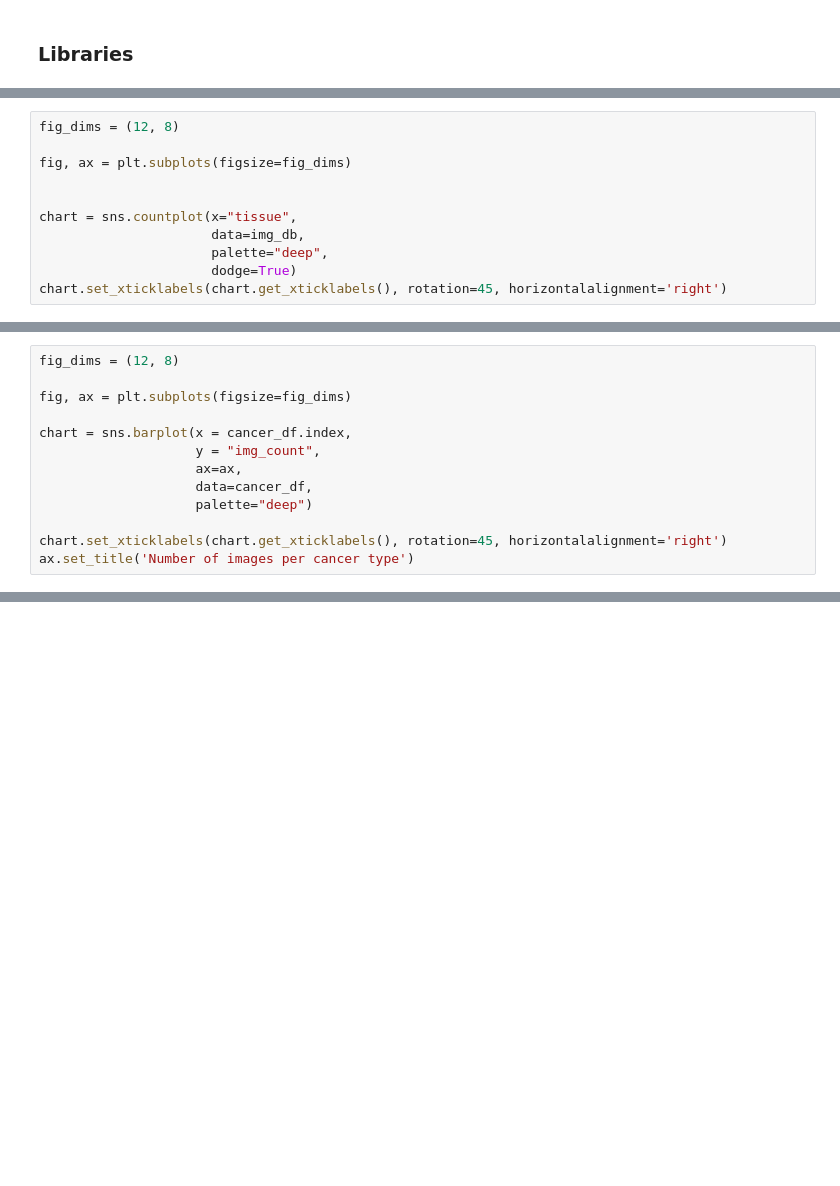
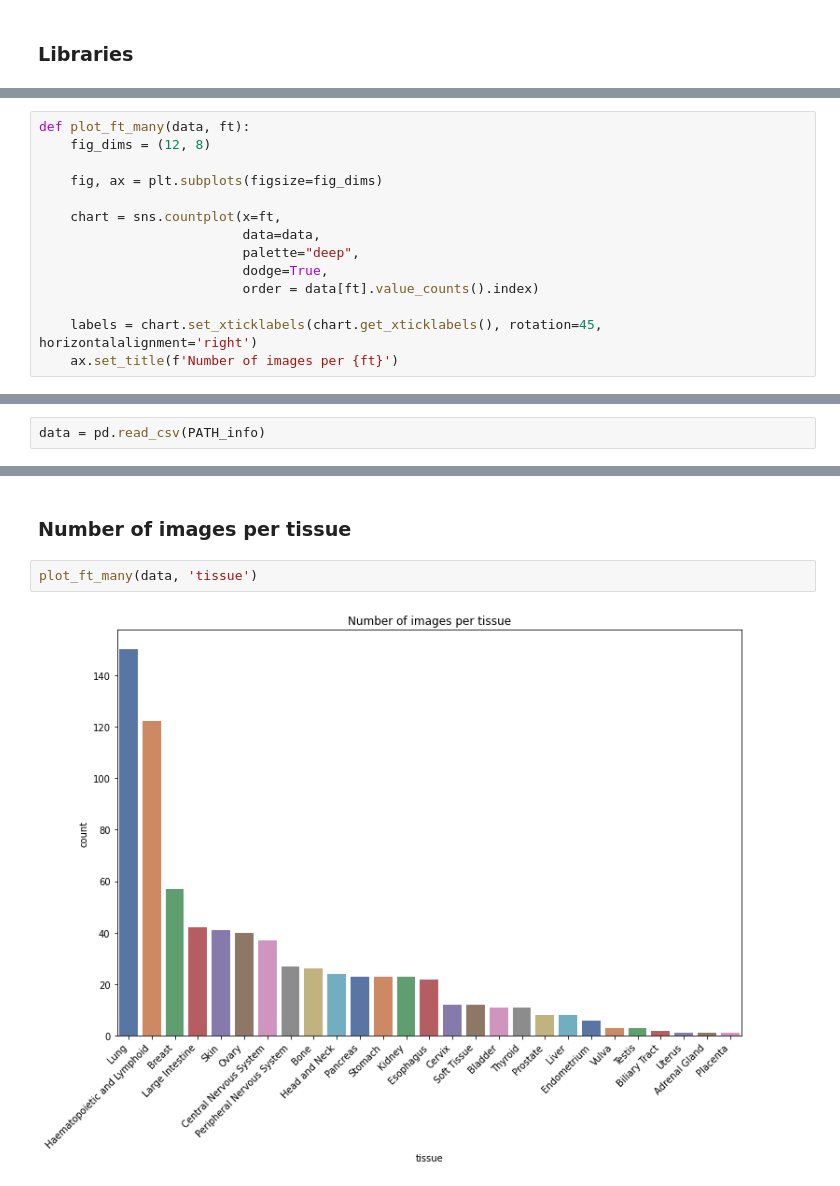
Before and after one commit to apollo994/CMP_, a Jupyter notebook: notebooks/images_summary.ipynb, the cells around one changed output, grey strips where cells are left out. Saved outputs shown, nothing was run; the diff lists cells and outputs as text; blank space fills up the shorter version.

Commit message:
some plots

```diff
--- a/notebooks/images_summary.ipynb
+++ b/notebooks/images_summary.ipynb
@@ -290,11 +6,0 @@ Text(0.5, 1.0, 'Number of images per tissue type')
-# %%
-fig_dims = (12, 8)
-
-fig, ax = plt.subplots(figsize=fig_dims)
-
-
-chart = sns.countplot(x="tissue",
-                      data=img_db,
-                      palette="deep",
-                      dodge=True)
-chart.set_xticklabels(chart.get_xticklabels(), rotation=45, horizontalalignment='right')
@@ -346,13 +6,0 @@ cancer_df
-# %%
-fig_dims = (12, 8)
-
-fig, ax = plt.subplots(figsize=fig_dims)
-
-chart = sns.barplot(x = cancer_df.index,
-                    y = "img_count",
-                    ax=ax,
-                    data=cancer_df,
-                    palette="deep")
-
-chart.set_xticklabels(chart.get_xticklabels(), rotation=45, horizontalalignment='right')
-ax.set_title('Number of images per cancer type')
@@ -381,0 +22,14 @@ today
+# %%
+def plot_ft_many(data, ft):
+    fig_dims = (12, 8)
+
+    fig, ax = plt.subplots(figsize=fig_dims)
+
+    chart = sns.countplot(x=ft,
+                          data=data,
+                          palette="deep",
+                          dodge=True,
+                          order = data[ft].value_counts().index)
+
+    labels = chart.set_xticklabels(chart.get_xticklabels(), rotation=45, horizontalalignment='right')
+    ax.set_title(f'Number of images per {ft}')
@@ -381,0 +38,2 @@ today
+# %%
+data = pd.read_csv(PATH_info)
@@ -381,0 +78,6 @@ today
+# %% [markdown]
+### Number of images per tissue
+# %%
+plot_ft_many(data, 'tissue')
+# %% [output]
+[figure, added]
```
Also changed, not shown: parts of 55 cells of this notebook.
